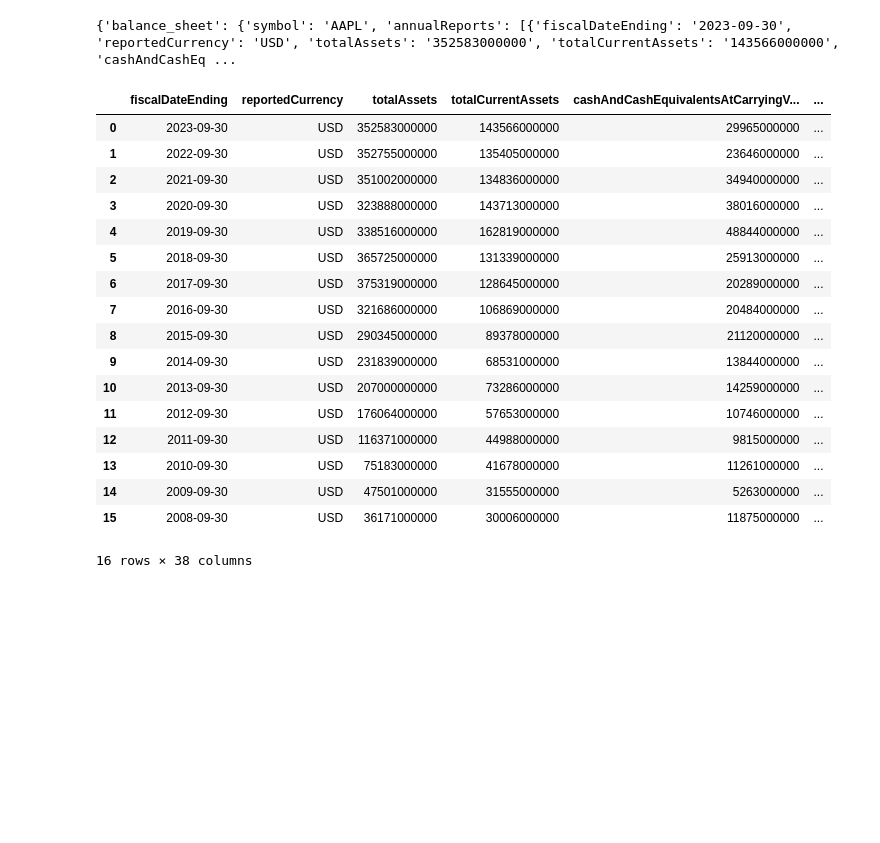
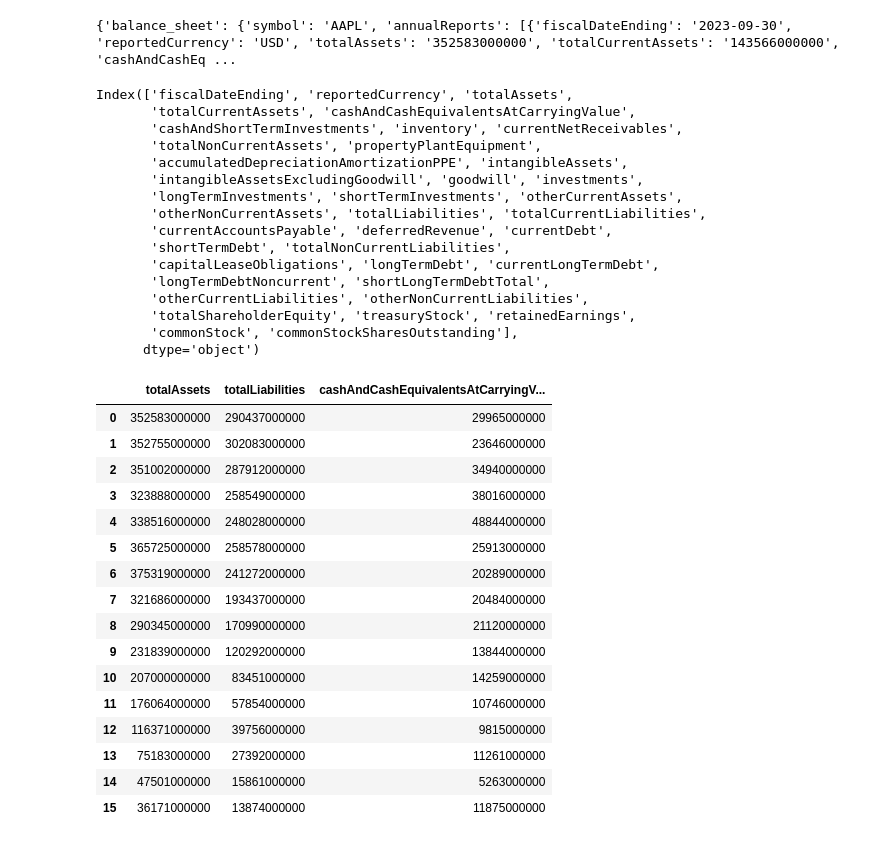
Before and after one commit to sk-chang-sg/company_valuation, a Jupyter notebook: valuation.ipynb, the cells around one changed output. Cells and saved outputs as stored; diff of their text form; code cells hidden in the pictures; blank space fills up the shorter version.

```diff
--- a/valuation.ipynb
+++ b/valuation.ipynb
@@ -17,22 +16,40 @@ print(apple_ar)
 apple_bs = pd.DataFrame.from_dict(apple_ar["balance_sheet"]["annualReports"])
 # %%
-apple_bs
+apple_bs.columns
 # %% [output]
-|  | fiscalDateEnding | reportedCurrency | totalAssets | totalCurrentAssets | cashAndCashEquivalentsAtCarryingV... | ... |
-| 0 | 2023-09-30 | USD | 352583000000 | 143566000000 | 29965000000 | ... |
-| 1 | 2022-09-30 | USD | 352755000000 | 135405000000 | 23646000000 | ... |
-| 2 | 2021-09-30 | USD | 351002000000 | 134836000000 | 34940000000 | ... |
-| 3 | 2020-09-30 | USD | 323888000000 | 143713000000 | 38016000000 | ... |
-| 4 | 2019-09-30 | USD | 338516000000 | 162819000000 | 48844000000 | ... |
-| 5 | 2018-09-30 | USD | 365725000000 | 131339000000 | 25913000000 | ... |
-| 6 | 2017-09-30 | USD | 375319000000 | 128645000000 | 20289000000 | ... |
-| 7 | 2016-09-30 | USD | 321686000000 | 106869000000 | 20484000000 | ... |
-| 8 | 2015-09-30 | USD | 290345000000 | 89378000000 | 21120000000 | ... |
-| 9 | 2014-09-30 | USD | 231839000000 | 68531000000 | 13844000000 | ... |
-| 10 | 2013-09-30 | USD | 207000000000 | 73286000000 | 14259000000 | ... |
-| 11 | 2012-09-30 | USD | 176064000000 | 57653000000 | 10746000000 | ... |
-| 12 | 2011-09-30 | USD | 116371000000 | 44988000000 | 9815000000 | ... |
-| 13 | 2010-09-30 | USD | 75183000000 | 41678000000 | 11261000000 | ... |
-| 14 | 2009-09-30 | USD | 47501000000 | 31555000000 | 5263000000 | ... |
-| 15 | 2008-09-30 | USD | 36171000000 | 30006000000 | 11875000000 | ... |
-16 rows × 38 columns
+Index(['fiscalDateEnding', 'reportedCurrency', 'totalAssets',
+       'totalCurrentAssets', 'cashAndCashEquivalentsAtCarryingValue',
+       'cashAndShortTermInvestments', 'inventory', 'currentNetReceivables',
+       'totalNonCurrentAssets', 'propertyPlantEquipment',
+       'accumulatedDepreciationAmortizationPPE', 'intangibleAssets',
+       'intangibleAssetsExcludingGoodwill', 'goodwill', 'investments',
+       'longTermInvestments', 'shortTermInvestments', 'otherCurrentAssets',
+       'otherNonCurrentAssets', 'totalLiabilities', 'totalCurrentLiabilities',
+       'currentAccountsPayable', 'deferredRevenue', 'currentDebt',
+       'shortTermDebt', 'totalNonCurrentLiabilities',
+       'capitalLeaseObligations', 'longTermDebt', 'currentLongTermDebt',
+       'longTermDebtNoncurrent', 'shortLongTermDebtTotal',
+       'otherCurrentLiabilities', 'otherNonCurrentLiabilities',
+       'totalShareholderEquity', 'treasuryStock', 'retainedEarnings',
+       'commonStock', 'commonStockSharesOutstanding'],
+      dtype='object')
+# %%
+apple_bs[["totalAssets","totalLiabilities","cashAndCashEquivalentsAtCarryingValue"]]
+# %% [output]
+|  | totalAssets | totalLiabilities | cashAndCashEquivalentsAtCarryingV... |
+| 0 | 352583000000 | 290437000000 | 29965000000 |
+| 1 | 352755000000 | 302083000000 | 23646000000 |
+| 2 | 351002000000 | 287912000000 | 34940000000 |
+| 3 | 323888000000 | 258549000000 | 38016000000 |
+| 4 | 338516000000 | 248028000000 | 48844000000 |
+| 5 | 365725000000 | 258578000000 | 25913000000 |
+| 6 | 375319000000 | 241272000000 | 20289000000 |
+| 7 | 321686000000 | 193437000000 | 20484000000 |
+| 8 | 290345000000 | 170990000000 | 21120000000 |
+| 9 | 231839000000 | 120292000000 | 13844000000 |
+| 10 | 207000000000 | 83451000000 | 14259000000 |
+| 11 | 176064000000 | 57854000000 | 10746000000 |
+| 12 | 116371000000 | 39756000000 | 9815000000 |
+| 13 | 75183000000 | 27392000000 | 11261000000 |
+| 14 | 47501000000 | 15861000000 | 5263000000 |
+| 15 | 36171000000 | 13874000000 | 11875000000 |
```
Also changed, not shown: parts of 6 cells of this notebook.
